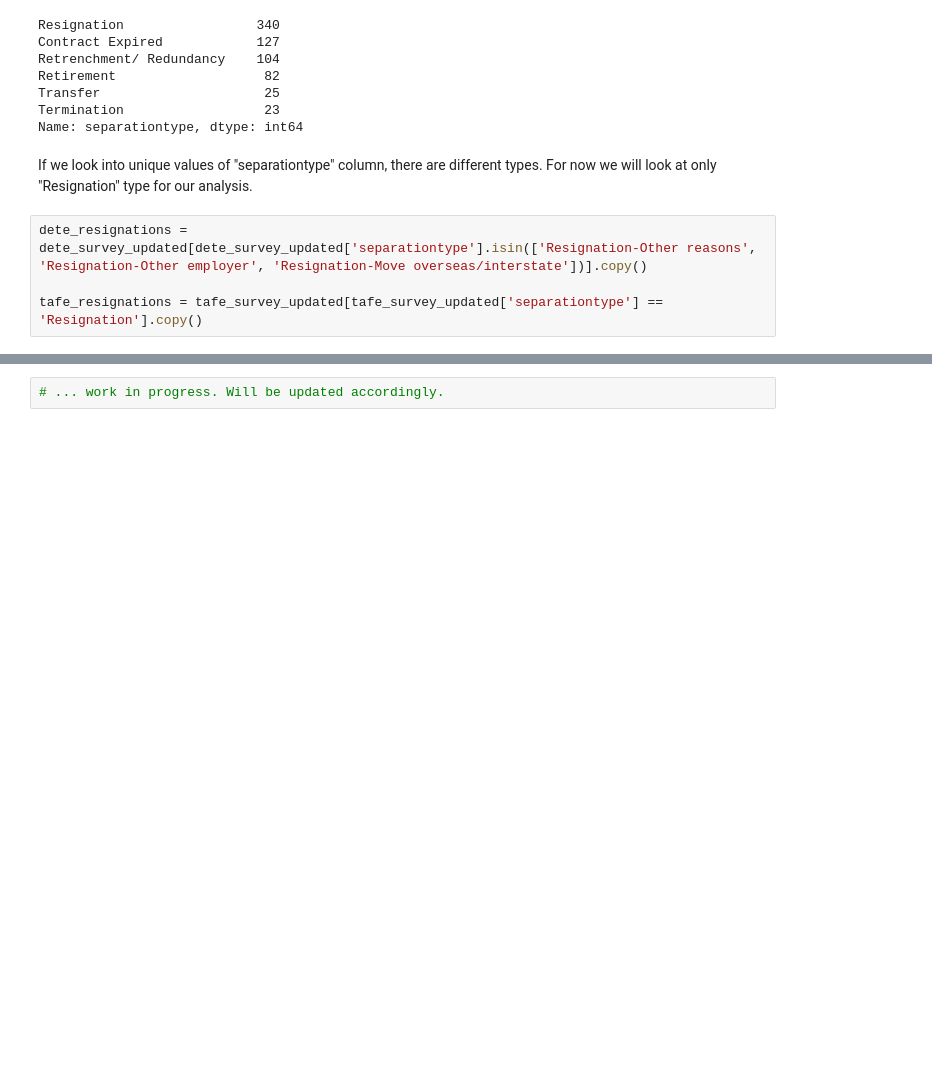
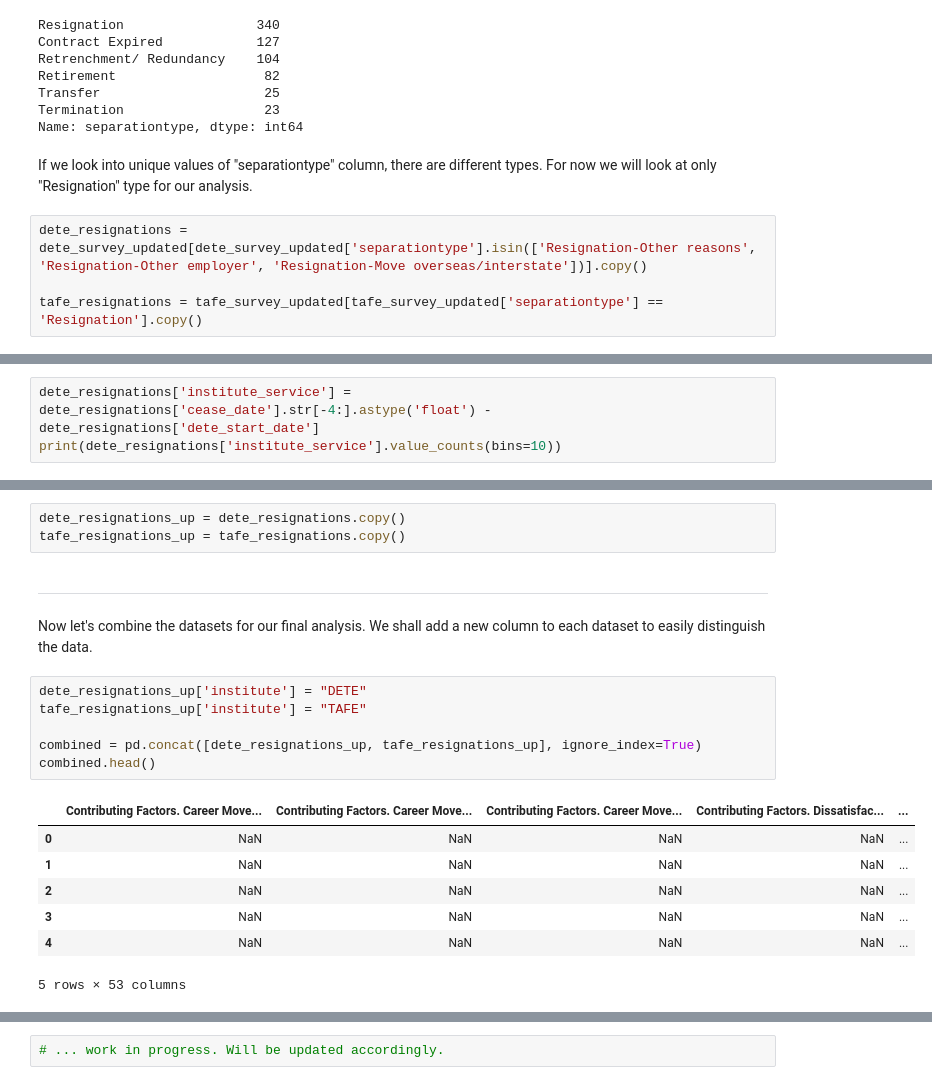
Before and after one commit to naga-pakalapati/DQ-Projects, a Jupyter notebook: Clean And Analyze Employee Exit Surveys.ipynb, the cells around one changed output, grey strips where cells are left out. Drawn from its saved outputs; the diff is of its cells as text; blank space fills up the shorter version.

```diff
--- a/Clean And Analyze Employee Exit Surveys.ipynb
+++ b/Clean And Analyze Employee Exit Surveys.ipynb
@@ -95,0 +126,3 @@ Now we will look into "cease_date" and "dete_start_date" columns for any abnorma
+# %%
+dete_resignations['institute_service'] = dete_resignations['cease_date'].str[-4:].astype('float') - dete_resignations['dete_start_date']
+print(dete_resignations['institute_service'].value_counts(bins=10))
@@ -95,0 +188,20 @@ Now we will look into "cease_date" and "dete_start_date" columns for any abnorma
+# %%
+dete_resignations_up = dete_resignations.copy()
+tafe_resignations_up = tafe_resignations.copy()
+# %% [markdown]
+--------------
+Now let's combine the datasets for our final analysis. We shall add a new column to each dataset to easily distinguish the data.
+# %%
+dete_resignations_up['institute'] = "DETE"
+tafe_resignations_up['institute'] = "TAFE"
+
+combined = pd.concat([dete_resignations_up, tafe_resignations_up], ignore_index=True)
+combined.head()
+# %% [output]
+|  | Contributing Factors. Career Move... | Contributing Factors. Career Move... | Contributing Factors. Career Move... | Contributing Factors. Dissatisfac... | ... |
+| 0 | NaN | NaN | NaN | NaN | ... |
+| 1 | NaN | NaN | NaN | NaN | ... |
+| 2 | NaN | NaN | NaN | NaN | ... |
+| 3 | NaN | NaN | NaN | NaN | ... |
+| 4 | NaN | NaN | NaN | NaN | ... |
+5 rows × 53 columns
```
Also changed, not shown: parts of 13 cells of this notebook.
